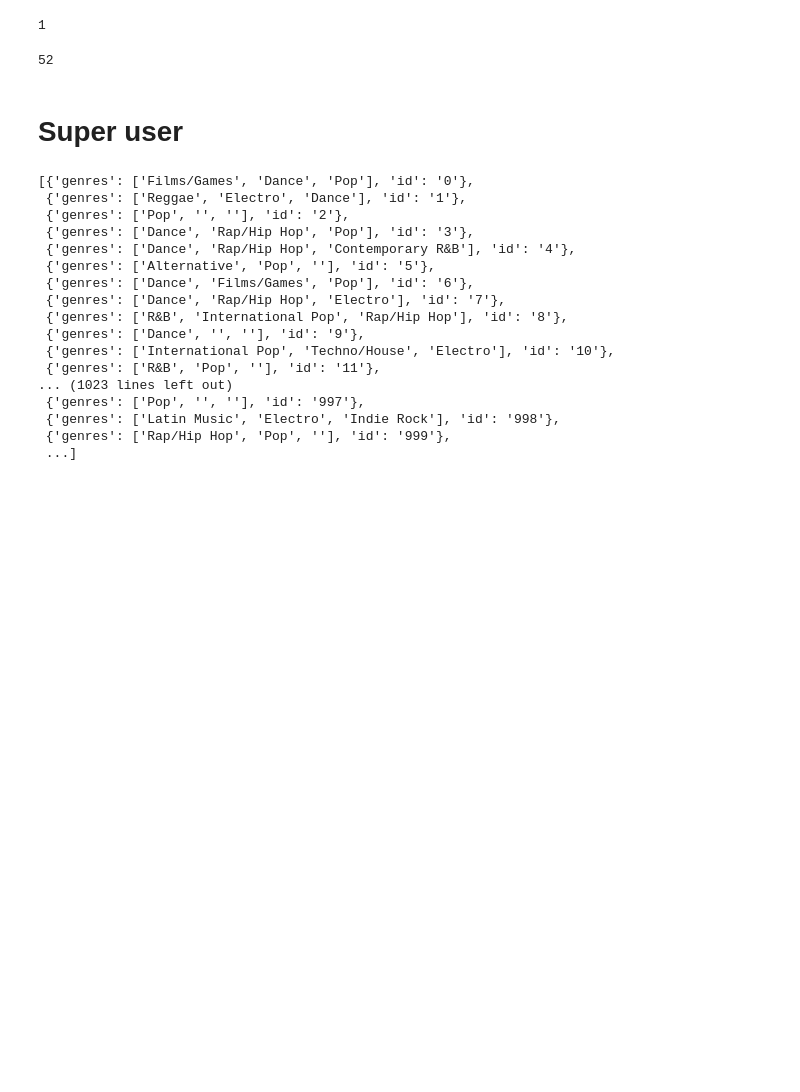
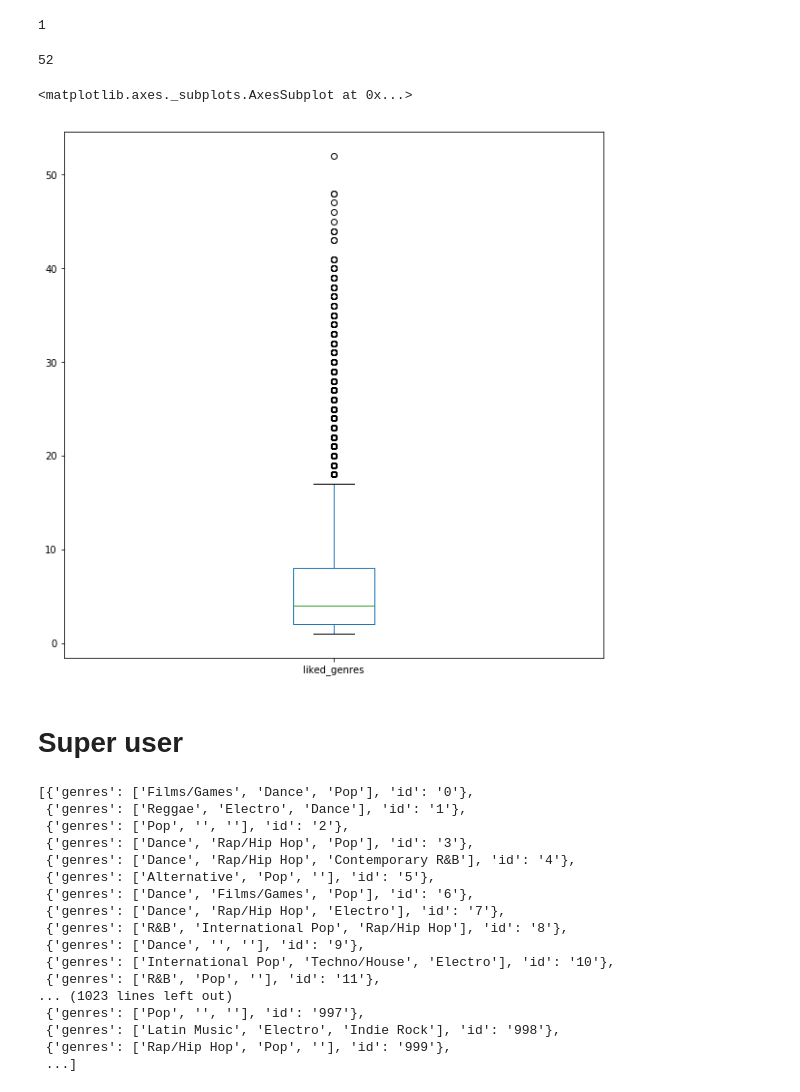
Before and after one commit to zakaryaxali/network_deezer, a Jupyter notebook: super_users_RO.ipynb, the cells around one changed output. Cells and saved outputs as stored; diff of their text form; code cells hidden in the pictures; blank space fills up the shorter version.

```diff
--- a/super_users_RO.ipynb
+++ b/super_users_RO.ipynb
@@ -93,6 +70,12 @@ number_genres_RO['liked_genres'].min()
 number_genres_RO['liked_genres'].max()
 # %% [output]
 52
+# %%
+plt.figure(figsize=(10,10))
+number_genres_RO['liked_genres'].plot.box()
+# %% [output]
+<matplotlib.axes._subplots.AxesSubplot at 0x...>
+[figure, added]
 # %% [markdown]
 # Super user
 # %%
```
Also changed, not shown: parts of 24 cells of this notebook, 2 other files.
